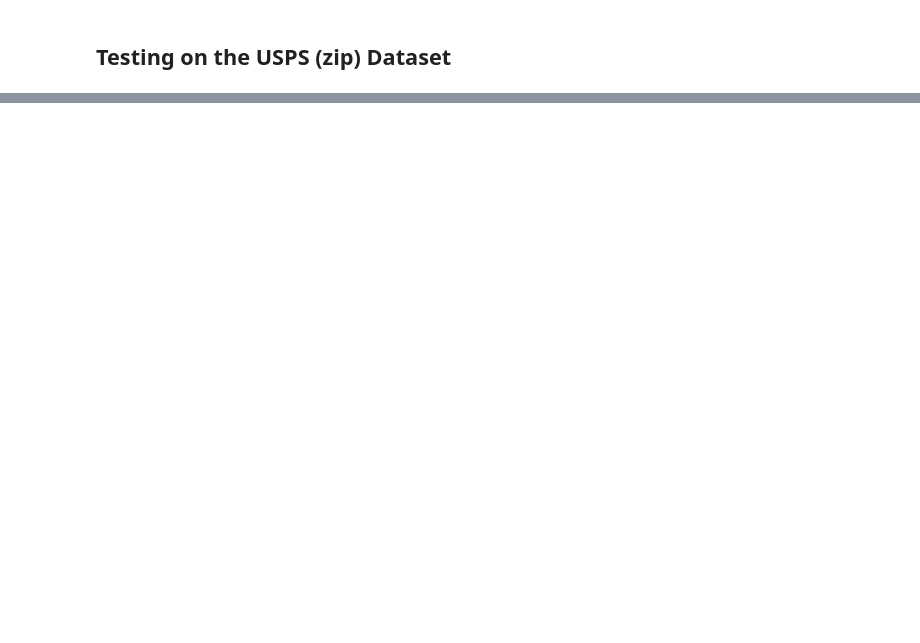
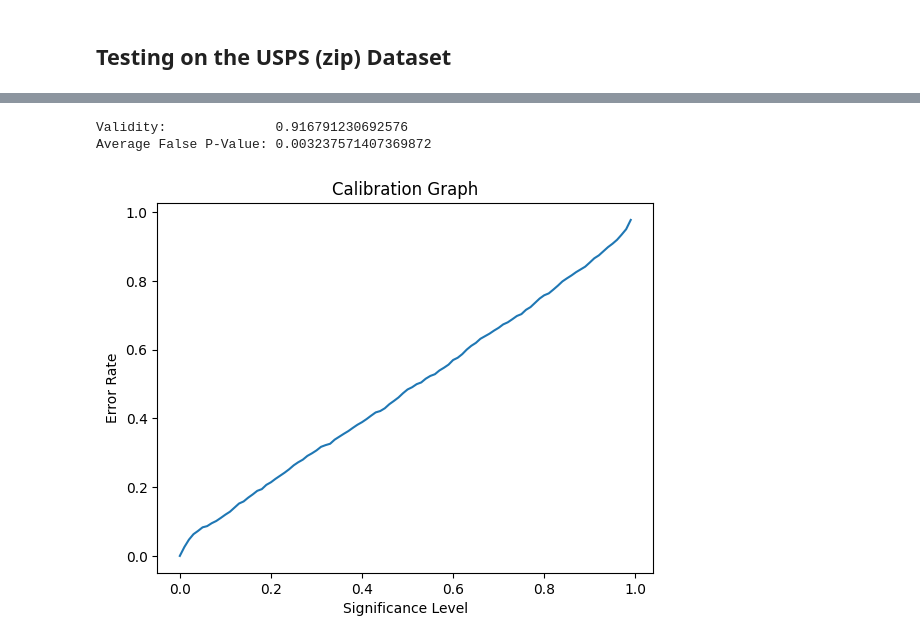
Before and after one commit to lukavr05/CS3920-labs, a Jupyter notebook: Assignment2/CS3920_A2.ipynb, the cells around one changed output, grey strips where cells are left out. Cells and saved outputs as stored; diff of their text form; code cells hidden in the pictures; blank space fills up the shorter version.

```diff
--- a/Assignment2/CS3920_A2.ipynb
+++ b/Assignment2/CS3920_A2.ipynb
@@ -247,11 +256,11 @@ Average False P-Value: 0.007794361525704808
 # %% [markdown]
 ## Testing on the USPS (zip) Dataset
 # %%
-zip_X_train = np.genfromtxt("zip.train", delimiter=" ", usecols=np.arange(256))
-zip_X_test = np.genfromtxt("zip.test", delimiter=" ", usecols=np.arange(256))
+zip_X_train = np.genfromtxt("zip.train", delimiter=" ", usecols=np.arange(1, 256), dtype=float)
+zip_X_test = np.genfromtxt("zip.test", delimiter=" ", usecols=np.arange(1, 256), dtype=float)
 
-zip_y_train = np.genfromtxt("zip.train", usecols=0)
-zip_y_test = np.genfromtxt("zip.test", usecols=0)
+zip_y_train = np.genfromtxt("zip.train", usecols=0).astype(int)
+zip_y_test = np.genfromtxt("zip.test", usecols=0).astype(int)
 
 best_zip = getBestEstimator(zip_X_train, zip_y_train, zip_X_test, zip_y_test, True)
 # %% [output]
@@ -259,0 +284,15 @@ KeyboardInterrupt:
+# %%
+cc_predictor = CrossConformalPredictor(zip_X_train, zip_y_train, zip_X_test, zip_y_test, best_zip)
+
+predictions, p_values = cc_predictor.predict()
+validity = cc_predictor.get_validity()
+false_p = cc_predictor.average_false_p_value()
+
+print(f"Validity:              {validity}")
+print(f"Average False P-Value: {false_p}")
+
+cc_predictor.calibration_curve()
+# %% [output]
+Validity:              0.916791230692576
+Average False P-Value: 0.003237571407369872
+[figure, added]
```
Also changed, not shown: parts of 2 cells of this notebook.
